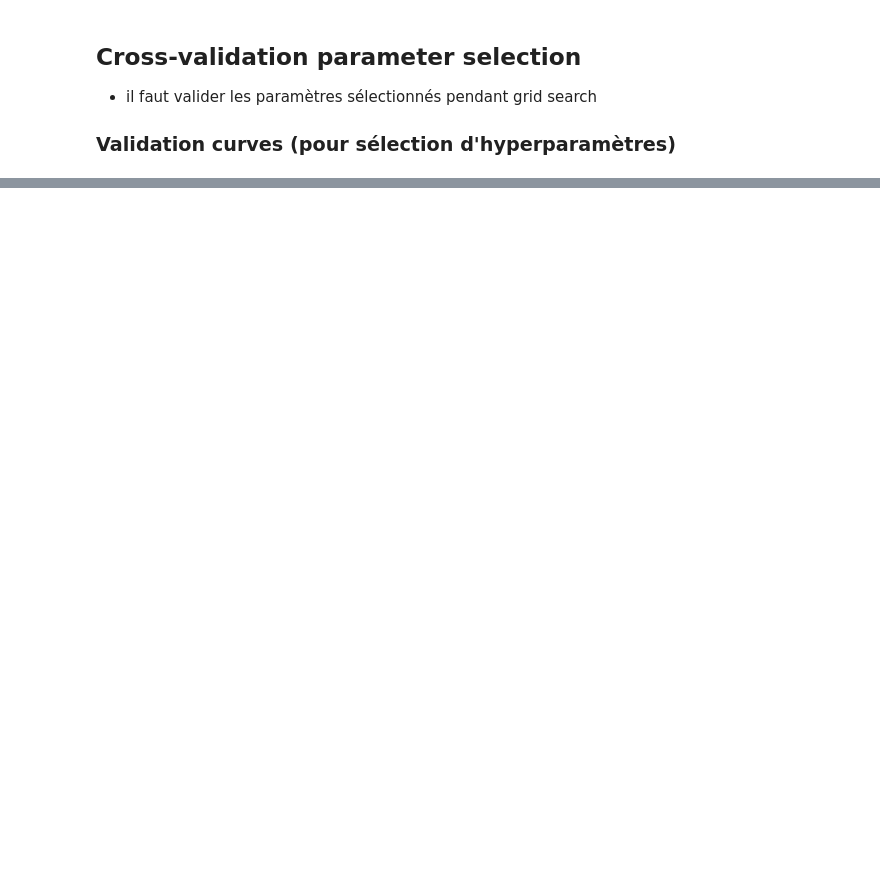
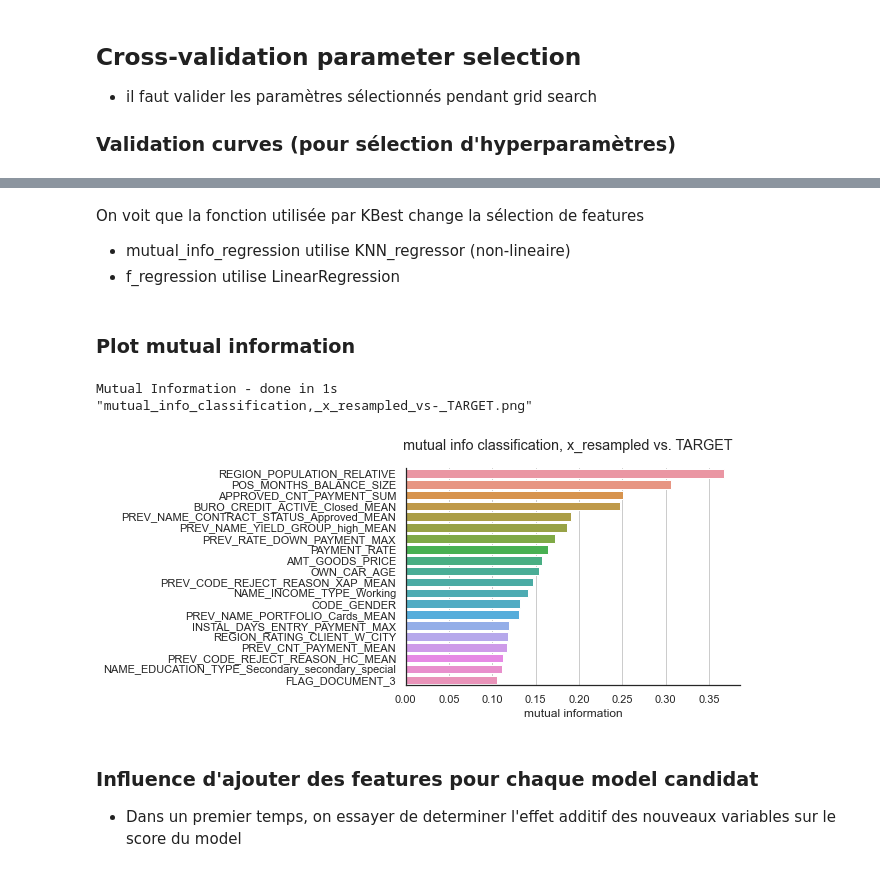
Before and after one commit to mrcreasey/oc-ds-p7-scoring-dashboard, a Jupyter notebook: code/P7_modelisation.ipynb, the cells around one changed output, grey strips where cells are left out. Saved outputs shown, nothing was run; the diff lists cells and outputs as text; code cells hidden in the pictures; blank space fills up the shorter version.

```diff
--- a/code/P7_modelisation.ipynb
+++ b/code/P7_modelisation.ipynb
@@ -436,6 +496,19 @@ def preprocess(pipe, x_train_, x_test_):
     x_test_out = pd.DataFrame(pipe.transform(
         x_test_), columns=features_out, index=x_test_.index)
     return x_train_out, x_test_out
+# %%
+def fit_transform_df(df: pd.DataFrame, processor) -> pd.DataFrame:
+    """
+    Fit et transform un dataframe, sans changer son shape
+     Retourner les données transformés comme panda DataFrame
+     sans perdre les noms de colonnes et index
+
+     Note, la plupart de processors (MinMaxScalar, Imputer, ...)
+     retourne un numpy array
+     Rapidement on perd les noms des features
+     """
+    return pd.DataFrame(processor.fit_transform(
+        df), index=df.index, columns=df.columns)
 # %% [markdown]
 ### Impute NaN avant oversampling
 
@@ -882,0 +1032,39 @@ plot_best_param_scores(
+# %% [markdown]
+On voit que la fonction utilisée par KBest change la sélection de features
+
+- mutual_info_regression utilise KNN_regressor (non-lineaire)
+- f_regression utilise LinearRegression
+# %% [markdown]
+### Plot mutual information
+# %%
+from sklearn.feature_selection import mutual_info_classif
+
+
+def plot_mutual_information(x_, y_,sample_size=10000):
+    """Plot mutual information, requires no missing values"""
+    # mutual_info_classif peut prend beaucoup de temps
+    # pour des grands quantités de données
+    nb=min(sample_size, len(x_))
+    x_,y_=sample_data(x_,y_)
+    mi = pd.DataFrame(
+        {'mutual information': mutual_info_classif(x_, y_)},
+        index=x_.columns)
+    nb = min(len(mi), 20)
+    mi = mi.sort_values(by='mutual information', ascending=False).head(nb)
+    sns.barplot(x=mi['mutual information'], y=mi.index)
+    sns.despine()
+    plt.grid(axis='x')
+# %%
+with timer('Mutual Information'):
+    plot_mutual_information(x_sample, y_sample)
+plt.suptitle(f'mutual info classification, x_resampled vs. TARGET')
+to_png()
+plt.show()
+# %% [output]
+Mutual Information - done in 1s
+"mutual_info_classification,_x_resampled_vs-_TARGET.png"
+[figure, added]
+# %% [markdown]
+### Influence d'ajouter des features pour chaque model candidat
+
+- Dans un premier temps, on essayer de determiner l'effet additif des nouveaux variables sur le score du model
```
Also changed, not shown: parts of 31 cells of this notebook.
